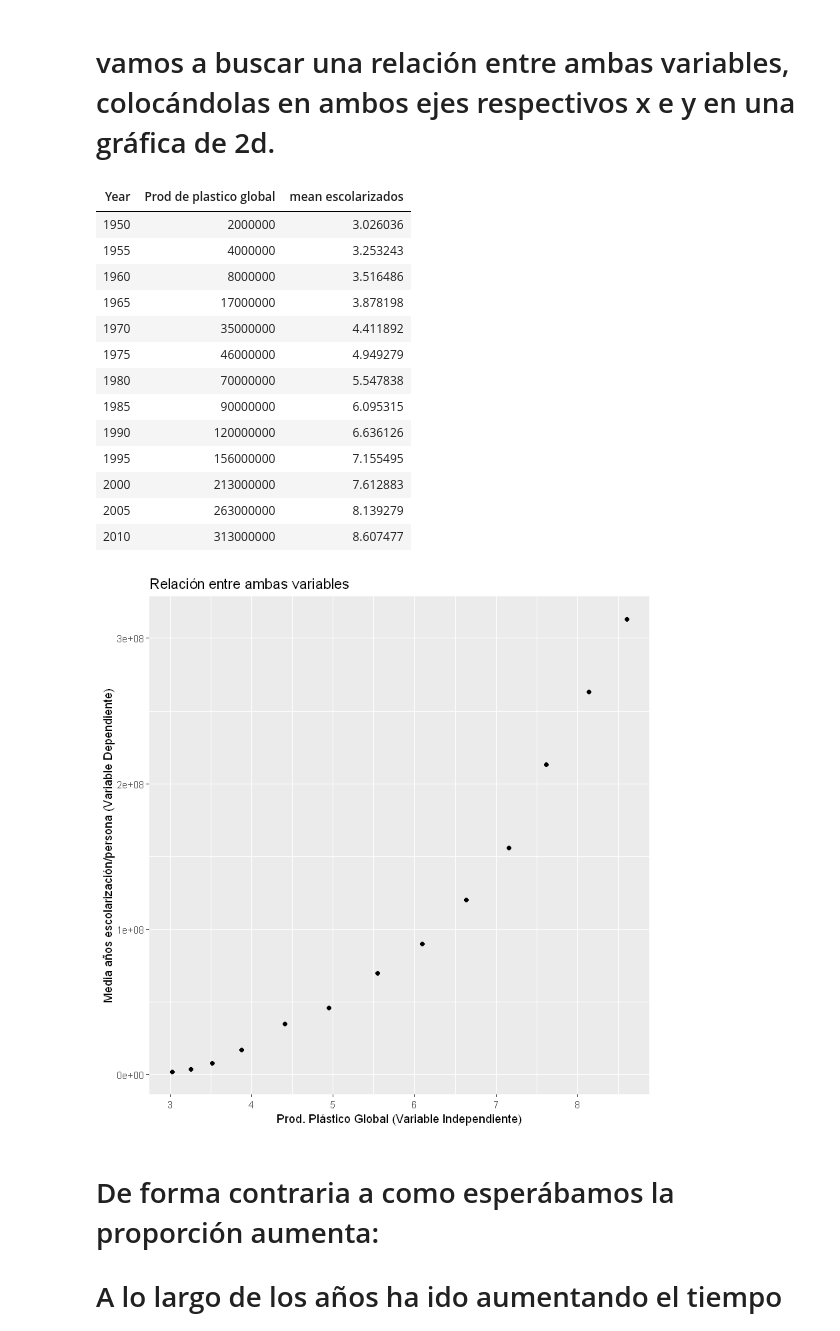
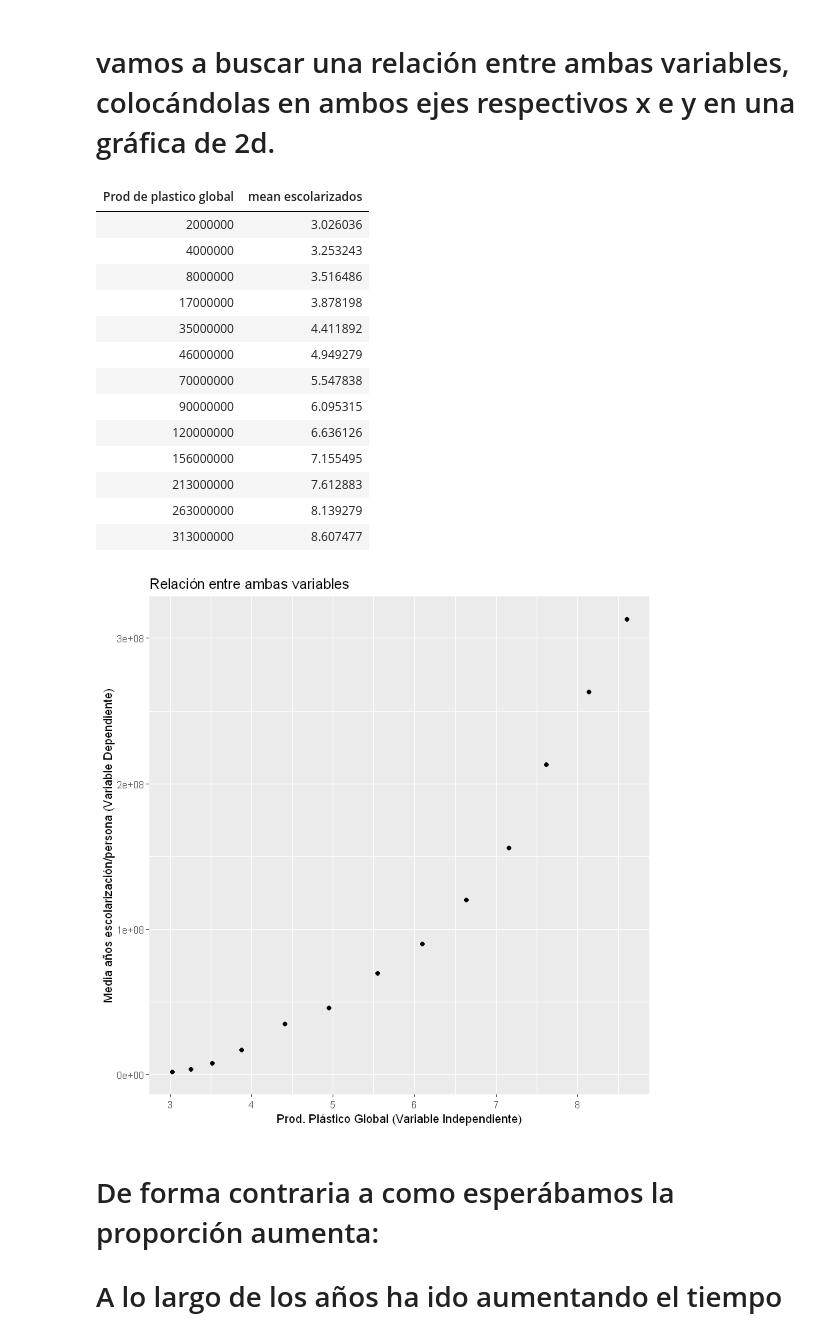
Before and after one commit to ealcober/mdbd, a Jupyter notebook: proyecto_final/pfinal.ipynb, the cells around one changed output. Cells and saved outputs as stored; diff of their text form; code cells hidden in the pictures.

```diff
--- a/proyecto_final/pfinal.ipynb
+++ b/proyecto_final/pfinal.ipynb
@@ -123,29 +123,31 @@ legend("bottomleft", legend=c("Toneladas de plástico producidas", "Media de añ
 # %%
 # agrupación de ambas tablas por año
 prueba <- merge(gpp, schmean, by.y="Year", sort = TRUE)
 
 
+
+prueba<-prueba[,-1]
 prueba
-colnames(prueba) <- c('Year', 'y', 'x')
+colnames(prueba) <- c('y', 'x')
 ggplot() + geom_point(data = prueba, aes(x = prueba$x, y = prueba$y)) +
   xlab("Prod. Plástico Global (Variable Independiente)") +
   ylab("Media años escolarización/persona (Variable Dependiente)") +
   ggtitle("Relación entre ambas variables")
 # %% [output]
-| Year | Prod de plastico global | mean escolarizados |
-| 1950 | 2000000 | 3.026036 |
-| 1955 | 4000000 | 3.253243 |
-| 1960 | 8000000 | 3.516486 |
-| 1965 | 17000000 | 3.878198 |
-| 1970 | 35000000 | 4.411892 |
-| 1975 | 46000000 | 4.949279 |
-| 1980 | 70000000 | 5.547838 |
-| 1985 | 90000000 | 6.095315 |
-| 1990 | 120000000 | 6.636126 |
-| 1995 | 156000000 | 7.155495 |
-| 2000 | 213000000 | 7.612883 |
-| 2005 | 263000000 | 8.139279 |
-| 2010 | 313000000 | 8.607477 |
+| Prod de plastico global | mean escolarizados |
+| 2000000 | 3.026036 |
+| 4000000 | 3.253243 |
+| 8000000 | 3.516486 |
+| 17000000 | 3.878198 |
+| 35000000 | 4.411892 |
+| 46000000 | 4.949279 |
+| 70000000 | 5.547838 |
+| 90000000 | 6.095315 |
+| 120000000 | 6.636126 |
+| 156000000 | 7.155495 |
+| 213000000 | 7.612883 |
+| 263000000 | 8.139279 |
+| 313000000 | 8.607477 |
 [figure]
 # %% [markdown]
 # De forma contraria a como esperábamos la proporción aumenta:
```
Also changed, not shown: parts of 10 cells of this notebook.
